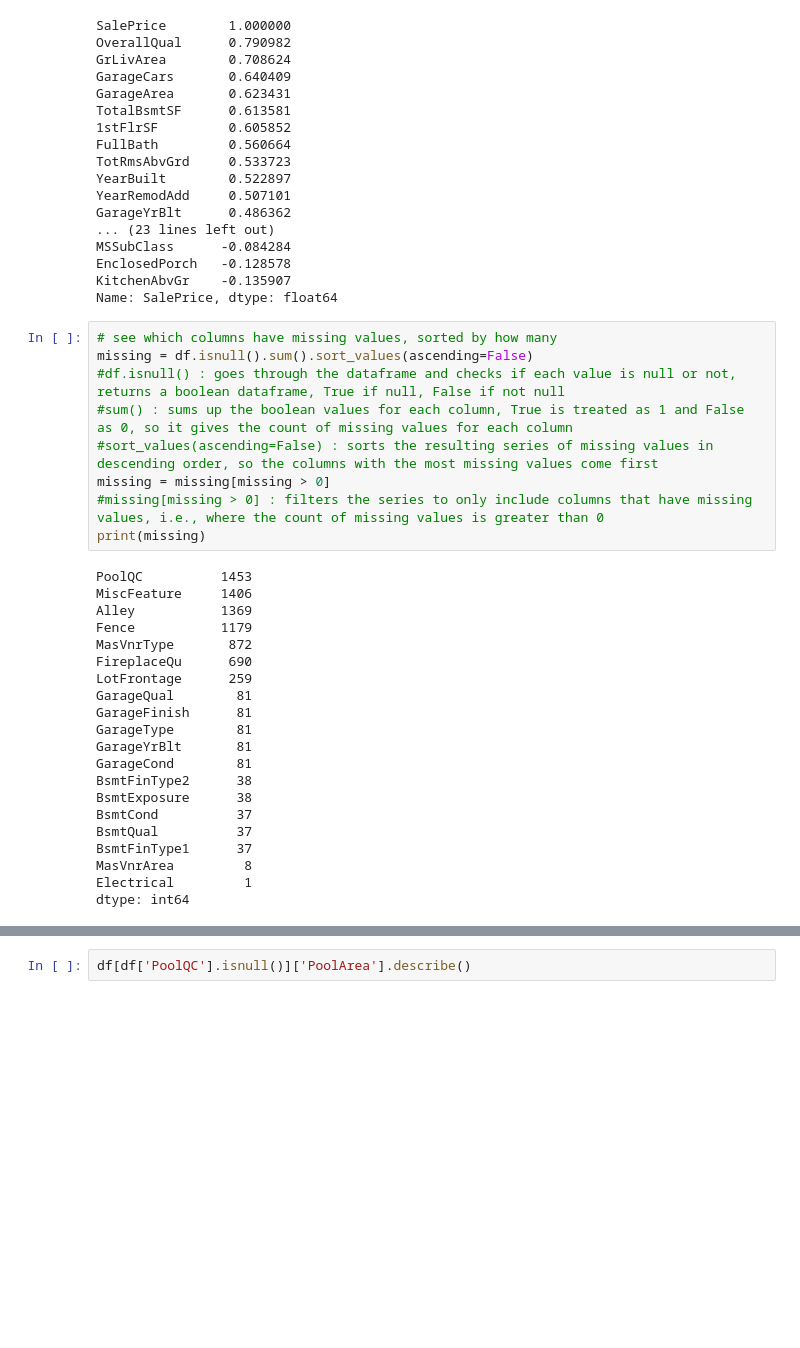
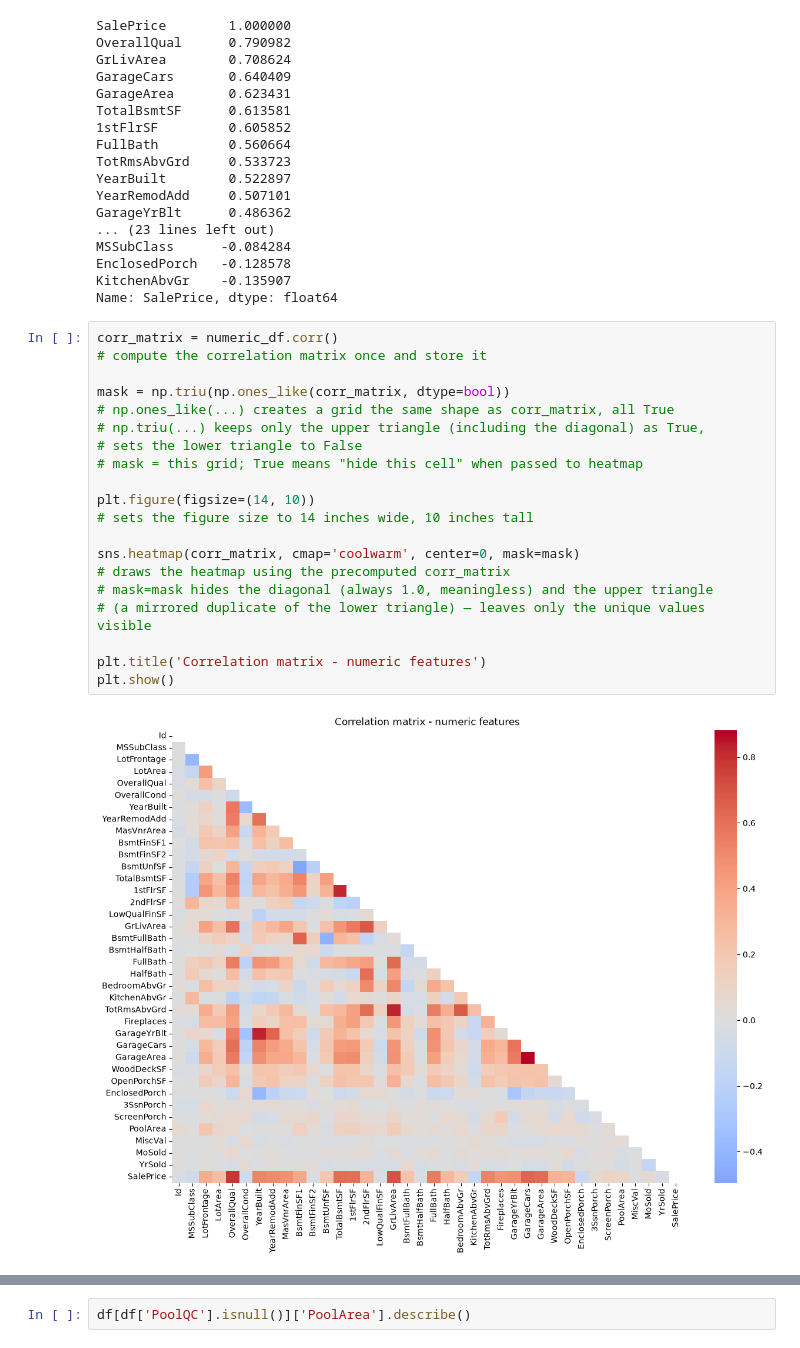
Before and after one commit to dimkon02/House-Prices-ML-project, a Jupyter notebook: notebooks/01_exploartion.ipynb, the cells around one changed output, grey strips where cells are left out. Saved outputs shown, nothing was run; the diff lists cells and outputs as text; blank space fills up the shorter version.

```diff
--- a/notebooks/01_exploartion.ipynb
+++ b/notebooks/01_exploartion.ipynb
@@ -137,33 +167,25 @@ MSSubClass      -0.084284
 EnclosedPorch   -0.128578
 KitchenAbvGr    -0.135907
 Name: SalePrice, dtype: float64
-# %%
-# see which columns have missing values, sorted by how many
-missing = df.isnull().sum().sort_values(ascending=False)
-#df.isnull() : goes through the dataframe and checks if each value is null or not, returns a boolean dataframe, True if null, False if not null
-#sum() : sums up the boolean values for each column, True is treated as 1 and False as 0, so it gives the count of missing values for each column
-#sort_values(ascending=False) : sorts the resulting series of missing values in descending order, so the columns with the most missing values come first
-missing = missing[missing > 0]
-#missing[missing > 0] : filters the series to only include columns that have missing values, i.e., where the count of missing values is greater than 0
-print(missing)
-# %% [output]
-PoolQC          1453
-MiscFeature     1406
-Alley           1369
-Fence           1179
-MasVnrType       872
-FireplaceQu      690
-LotFrontage      259
-GarageQual        81
-GarageFinish      81
-GarageType        81
-GarageYrBlt       81
-GarageCond        81
-BsmtFinType2      38
-BsmtExposure      38
-BsmtCond          37
-BsmtQual          37
-BsmtFinType1      37
-MasVnrArea         8
-Electrical         1
-dtype: int64
+# %%
+corr_matrix = numeric_df.corr()
+# compute the correlation matrix once and store it
+
+mask = np.triu(np.ones_like(corr_matrix, dtype=bool))
+# np.ones_like(...) creates a grid the same shape as corr_matrix, all True
+# np.triu(...) keeps only the upper triangle (including the diagonal) as True,
+# sets the lower triangle to False
+# mask = this grid; True means "hide this cell" when passed to heatmap
+
+plt.figure(figsize=(14, 10))
+# sets the figure size to 14 inches wide, 10 inches tall
+
+sns.heatmap(corr_matrix, cmap='coolwarm', center=0, mask=mask)
+# draws the heatmap using the precomputed corr_matrix
+# mask=mask hides the diagonal (always 1.0, meaningless) and the upper triangle
+# (a mirrored duplicate of the lower triangle) — leaves only the unique values visible
+
+plt.title('Correlation matrix - numeric features')
+plt.show()
+# %% [output]
+[figure, added]
```
Also changed, not shown: parts of 12 cells of this notebook, 2 other files.
